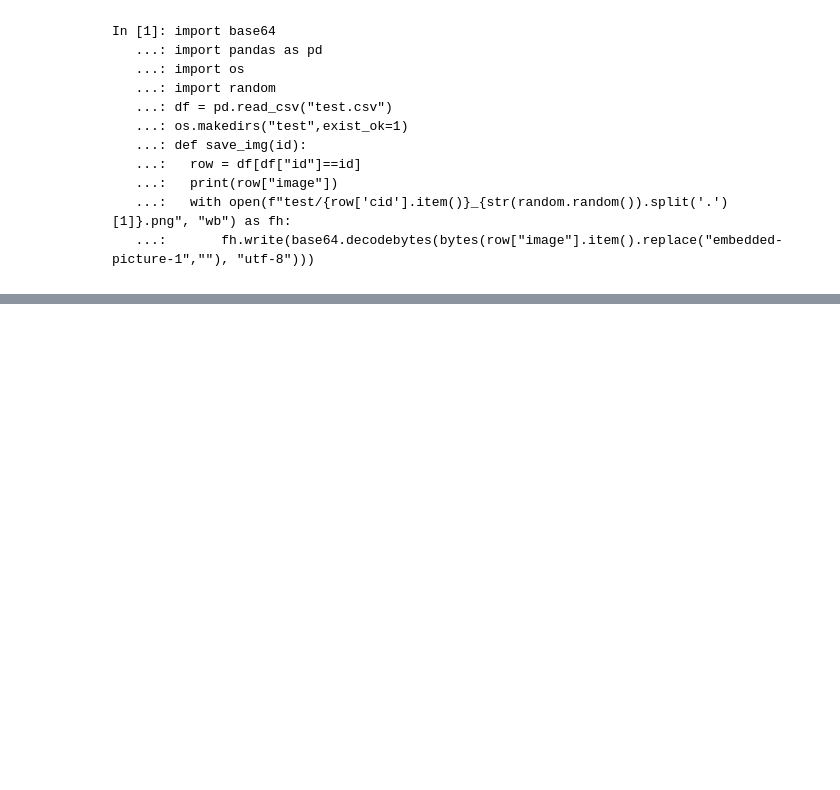
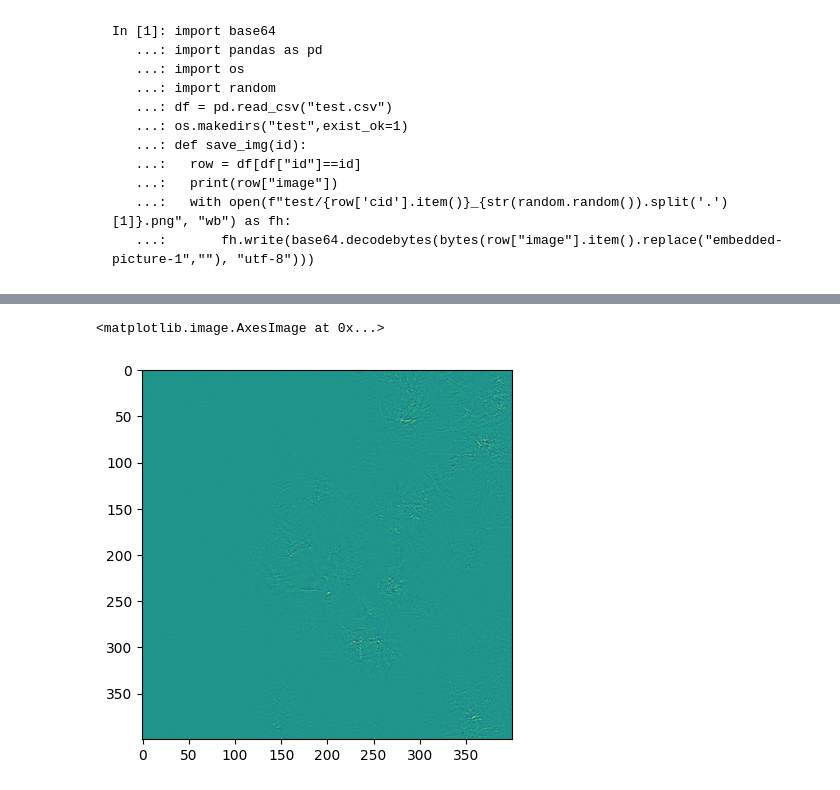
Before and after one commit to weathon/3d2smile, a Jupyter notebook: finetune.ipynb, the cells around one changed output, grey strips where cells are left out. Drawn from its saved outputs; the diff is of its cells as text; code cells hidden in the pictures; blank space fills up the shorter version.

```diff
--- a/finetune.ipynb
+++ b/finetune.ipynb
@@ -861,5 +875,13 @@ pylab.legend()
 # %%
+image, text_in, text_out = getitem(0, False)
 image.requires_grad_()
+image = image.to(device)
+padded_x = pad_pack(text_in)
+
+xmask = triangle_mask(padded_x[1]).to(device)
+text_in = padded_x[0].to(device)
+text_out = pad_pack(text_out)[0].to(device)
+
 outputs = mod(image, text_in, xmask)
 loss = loss_fn(outputs, text_out)
 loss.backward()
@@ -869,6 +895,9 @@ pylab.imshow(img/torch.max(img))
 # %%
 ans = image.grad[0].permute(1,2,0).cpu()
 ans = (ans-torch.mean(ans))/torch.std(ans)
-pylab.imshow(torch.sum(((ans)), dim=-1), cmap="gray")
+pylab.imshow(torch.sum(((ans)), dim=-1))
+# %% [output]
+<matplotlib.image.AxesImage at 0x...>
+[figure, added]
 # %%
 mod.decoder.layer[0].attn2
```
Also changed, not shown: parts of 11 cells of this notebook.
